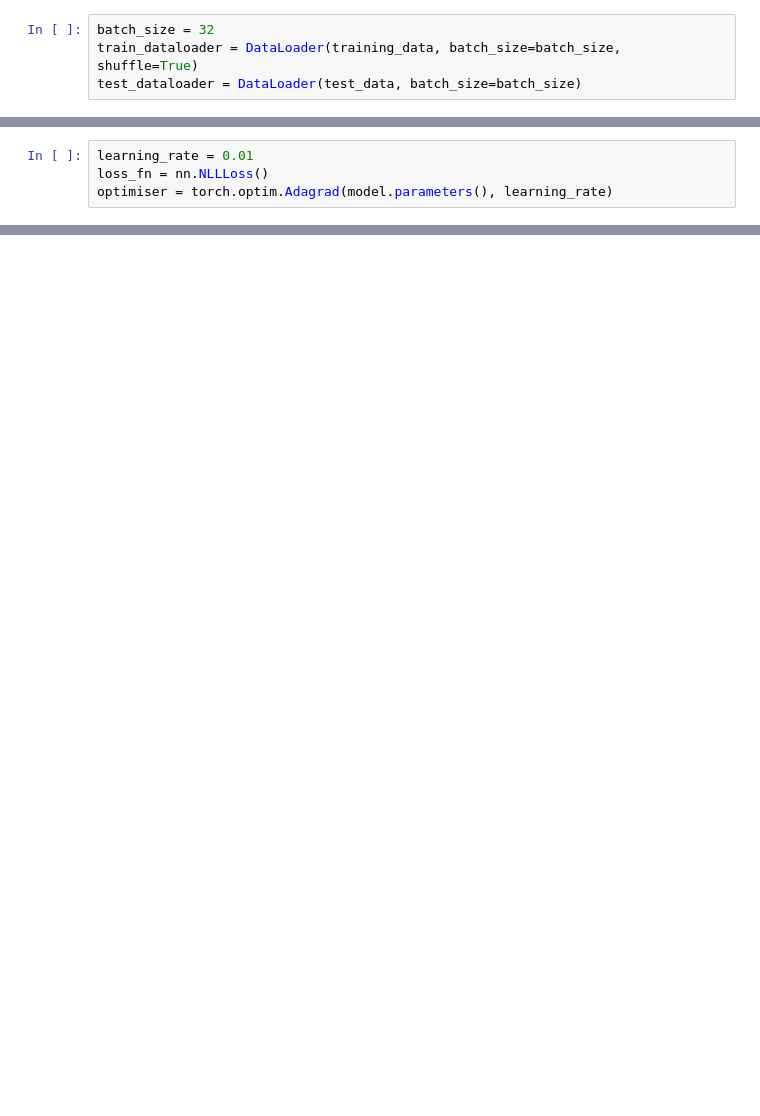
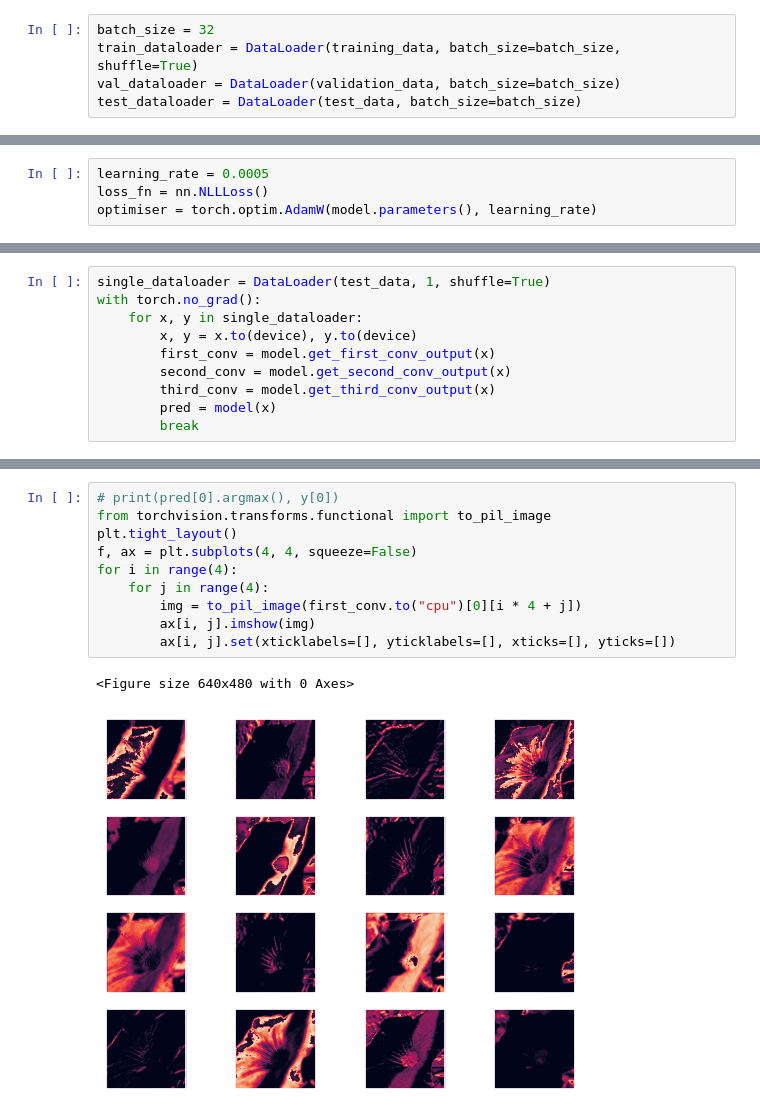
Before and after one commit to JMM889901/int2, a Jupyter notebook: flowers_model.ipynb, the cells around one changed output, grey strips where cells are left out. Drawn from its saved outputs; the diff is of its cells as text; blank space fills up the shorter version.

```diff
--- a/flowers_model.ipynb
+++ b/flowers_model.ipynb
@@ -36,6 +38,7 @@ len(training_data), len(test_data)
 # %%
 batch_size = 32
 train_dataloader = DataLoader(training_data, batch_size=batch_size, shuffle=True)
+val_dataloader = DataLoader(validation_data, batch_size=batch_size)
 test_dataloader = DataLoader(test_data, batch_size=batch_size)
 # %%
 device = "cuda" if torch.cuda.is_available() else "cpu"
@@ -94,9 +113,9 @@ FlowersModel(
   )
 )
 # %%
-learning_rate = 0.01
+learning_rate = 0.0005
 loss_fn = nn.NLLLoss()
-optimiser = torch.optim.Adagrad(model.parameters(), learning_rate)
+optimiser = torch.optim.AdamW(model.parameters(), learning_rate)
 # %%
 def train(dataloader: DataLoader, training_model: nn.Module, optim: torch.optim.Optimizer):
     size = len(dataloader.dataset)
@@ -176,0 +217,10 @@ Saved PyTorch Model State to model.pth
+# %%
+single_dataloader = DataLoader(test_data, 1, shuffle=True)
+with torch.no_grad():
+    for x, y in single_dataloader:
+        x, y = x.to(device), y.to(device)
+        first_conv = model.get_first_conv_output(x)
+        second_conv = model.get_second_conv_output(x)
+        third_conv = model.get_third_conv_output(x)
+        pred = model(x)
+        break
@@ -176,0 +233,13 @@ Saved PyTorch Model State to model.pth
+# %%
+# print(pred[0].argmax(), y[0])
+from torchvision.transforms.functional import to_pil_image
+plt.tight_layout()
+f, ax = plt.subplots(4, 4, squeeze=False)
+for i in range(4):
+    for j in range(4):
+        img = to_pil_image(first_conv.to("cpu")[0][i * 4 + j])
+        ax[i, j].imshow(img)
+        ax[i, j].set(xticklabels=[], yticklabels=[], xticks=[], yticks=[])
+# %% [output]
+<Figure size 640x480 with 0 Axes>
+[figure, added]
```
Also changed, not shown: parts of 15 cells of this notebook.
